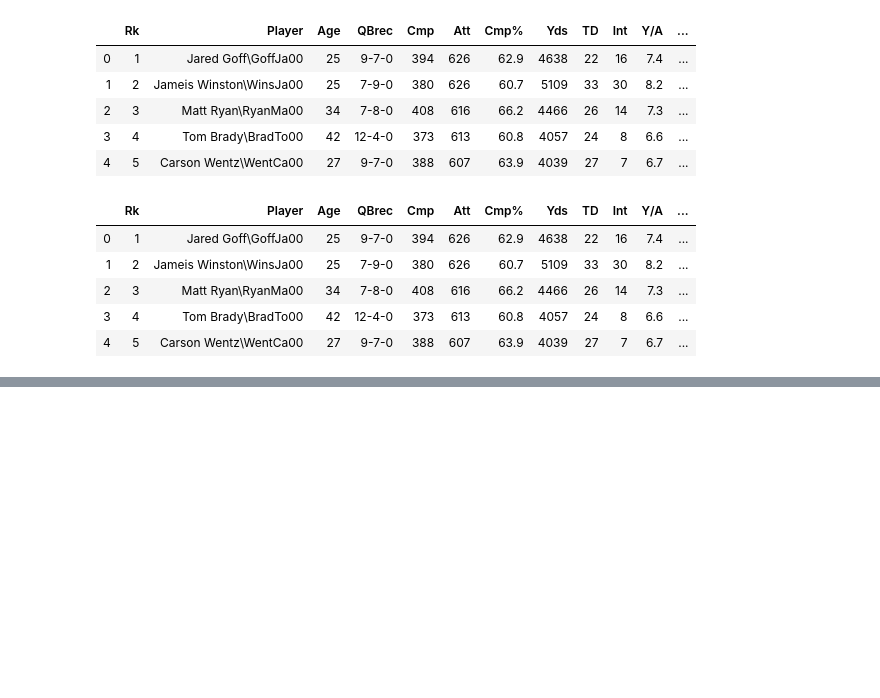
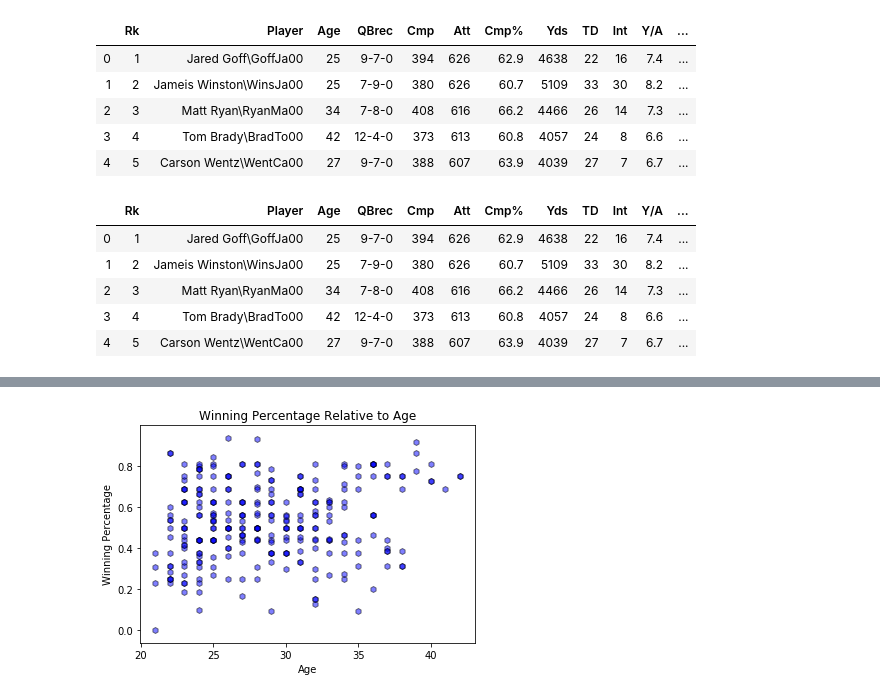
Before and after one commit to stewartmknight/Quarterback_Analysis, a Jupyter notebook: main.ipynb, the cells around one changed output, grey strips where cells are left out. Saved outputs shown, nothing was run; the diff lists cells and outputs as text; code cells hidden in the pictures; blank space fills up the shorter version.

```diff
--- a/main.ipynb
+++ b/main.ipynb
@@ -87,0 +107,10 @@ plt.savefig("Images/2019ypa.png")
+# %%
+x5 = df_smallest['Age']
+y5 = df_smallest['Win%']
+plt.scatter(x5, y5, marker="h", facecolors="blue", edgecolors="black", alpha=0.5)
+plt.title("Winning Percentage Relative to Age")
+plt.xlabel("Age")
+plt.ylabel("Winning Percentage")
+plt.savefig("Images/Decade/Decade_age.png")
+# %% [output]
+[figure, added]
```
Also changed, not shown: parts of 6 cells of this notebook, 49 other files.
